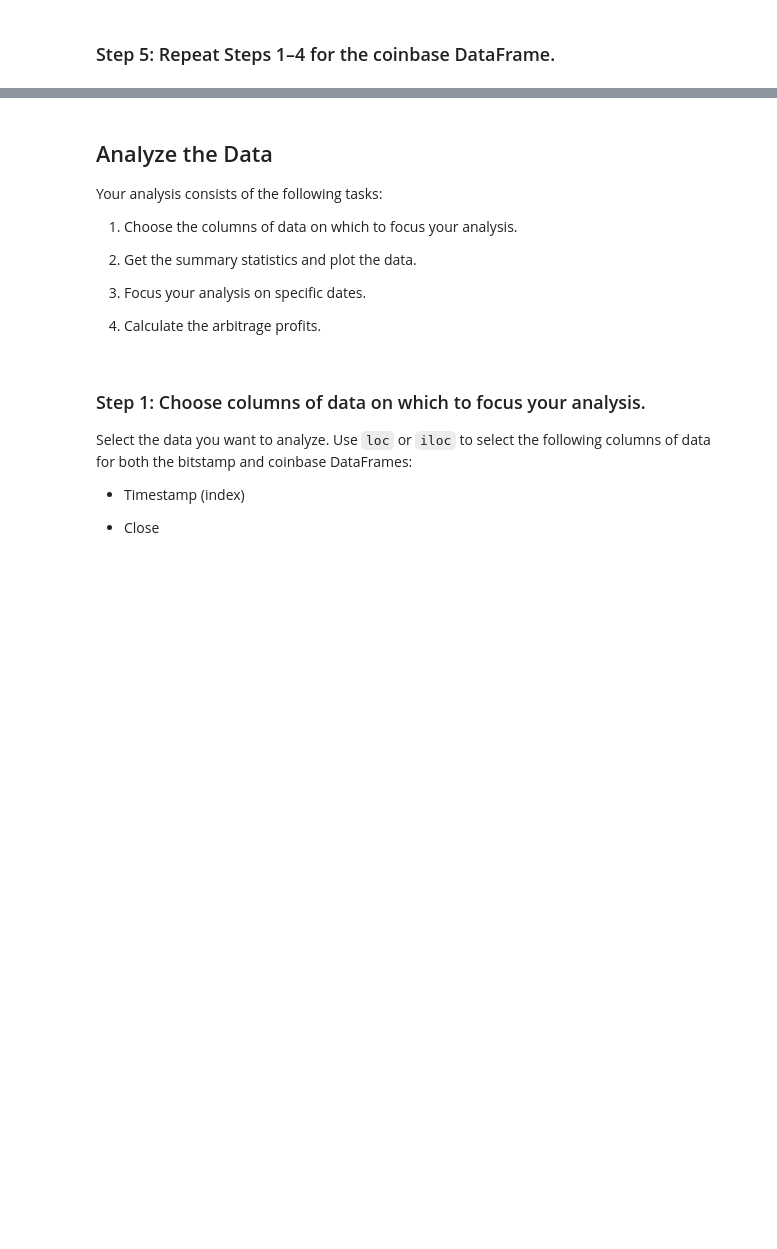
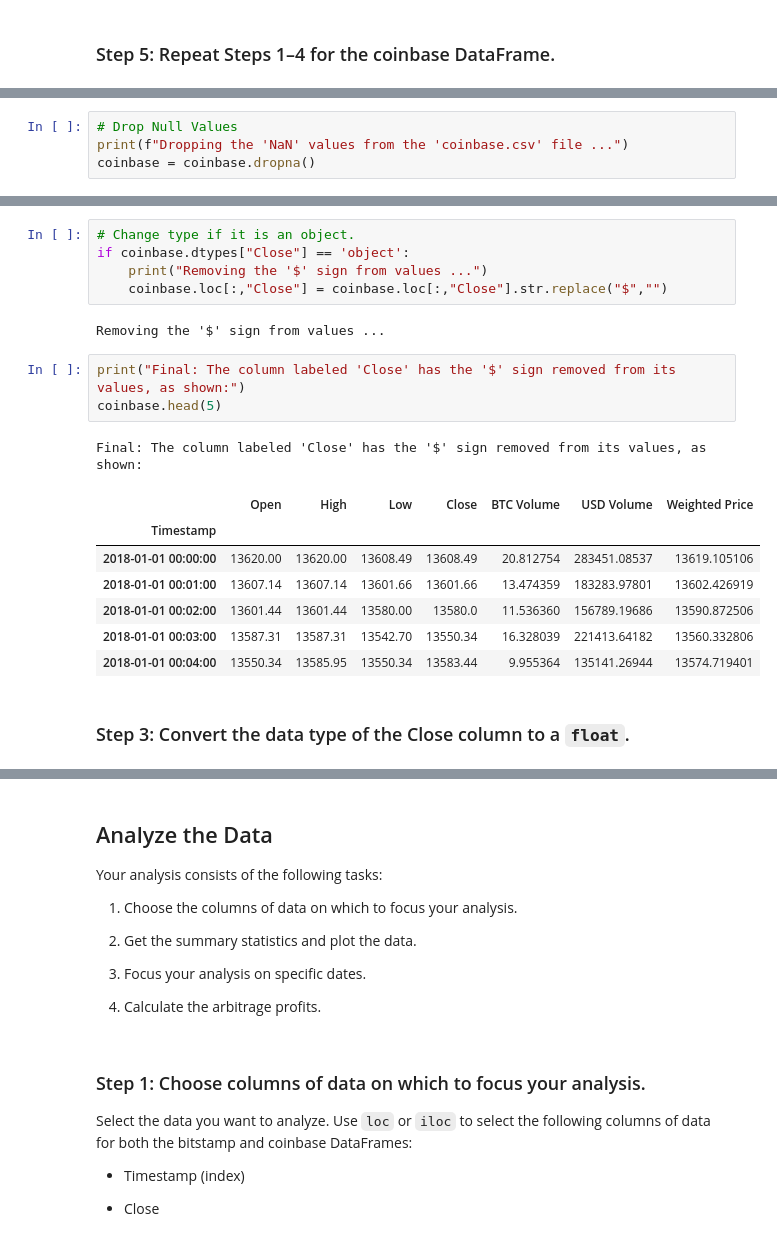
Before and after one commit to saeedraghib/m03_challenge_01, a Jupyter notebook: sr_crypto_arbitrage.ipynb, the cells around one changed output, grey strips where cells are left out. Saved outputs shown, nothing was run; the diff lists cells and outputs as text; blank space fills up the shorter version.

Commit message:
Data Cleaning Pfase (2) Complete.

```diff
--- a/sr_crypto_arbitrage.ipynb
+++ b/sr_crypto_arbitrage.ipynb
@@ -145,0 +282,4 @@ To prepare and clean your data for analysis, complete the following steps:
+# %%
+# Drop Null Values
+print(f"Dropping the 'NaN' values from the 'coinbase.csv' file ...")
+coinbase = coinbase.dropna()
@@ -145,0 +321,21 @@ To prepare and clean your data for analysis, complete the following steps:
+# %%
+# Change type if it is an object.
+if coinbase.dtypes["Close"] == 'object':
+    print("Removing the '$' sign from values ...")
+    coinbase.loc[:,"Close"] = coinbase.loc[:,"Close"].str.replace("$","")
+# %% [output]
+Removing the '$' sign from values ...
+# %%
+print("Final: The column labeled 'Close' has the '$' sign removed from its values, as shown:")
+coinbase.head(5)
+# %% [output]
+Final: The column labeled 'Close' has the '$' sign removed from its values, as shown:
+|  | Open | High | Low | Close | BTC Volume | USD Volume | Weighted Price |
+| Timestamp |  |  |  |  |  |  |  |
+| 2018-01-01 00:00:00 | 13620.00 | 13620.00 | 13608.49 | 13608.49 | 20.812754 | 283451.08537 | 13619.105106 |
+| 2018-01-01 00:01:00 | 13607.14 | 13607.14 | 13601.66 | 13601.66 | 13.474359 | 183283.97801 | 13602.426919 |
+| 2018-01-01 00:02:00 | 13601.44 | 13601.44 | 13580.00 | 13580.0 | 11.536360 | 156789.19686 | 13590.872506 |
+| 2018-01-01 00:03:00 | 13587.31 | 13587.31 | 13542.70 | 13550.34 | 16.328039 | 221413.64182 | 13560.332806 |
+| 2018-01-01 00:04:00 | 13550.34 | 13585.95 | 13550.34 | 13583.44 | 9.955364 | 135141.26944 | 13574.719401 |
+# %% [markdown]
+### Step 3: Convert the data type of the Close column to a `float`.
```
Also changed, not shown: parts of 52 cells of this notebook, 1 other file.
